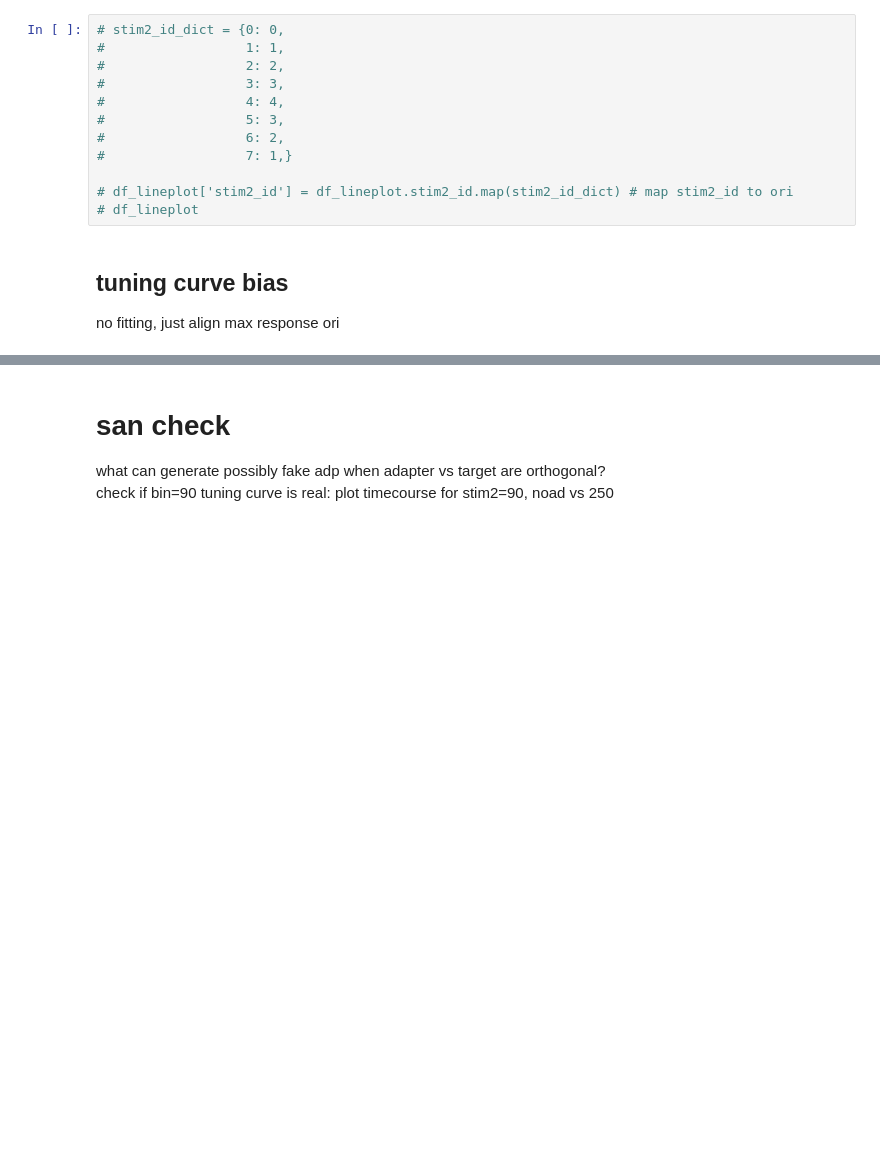
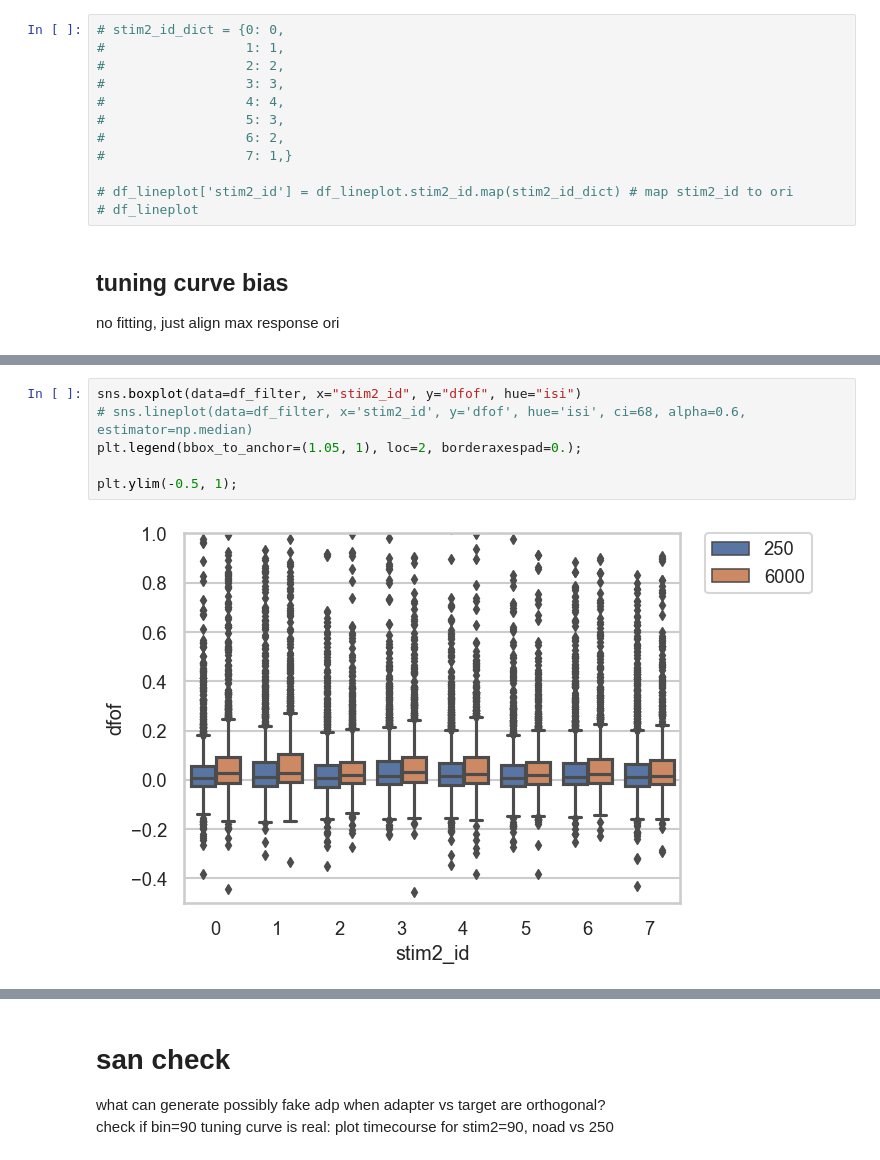
Before and after one commit to lanluo9/inter, a Jupyter notebook: scripts/ipynb/tuning_bias.ipynb, the cells around one changed output, grey strips where cells are left out. Saved outputs shown, nothing was run; the diff lists cells and outputs as text; blank space fills up the shorter version.

```diff
--- a/scripts/ipynb/tuning_bias.ipynb
+++ b/scripts/ipynb/tuning_bias.ipynb
@@ -1421,0 +1490,8 @@ array(['200720', '200728', '200803', '201015', '201209', '210120'],
+# %%
+sns.boxplot(data=df_filter, x="stim2_id", y="dfof", hue="isi")
+# sns.lineplot(data=df_filter, x='stim2_id', y='dfof', hue='isi', ci=68, alpha=0.6, estimator=np.median)
+plt.legend(bbox_to_anchor=(1.05, 1), loc=2, borderaxespad=0.);
+
+plt.ylim(-0.5, 1);
+# %% [output]
+[figure, added]
```
Also changed, not shown: parts of 10 cells of this notebook, 4 other files.
